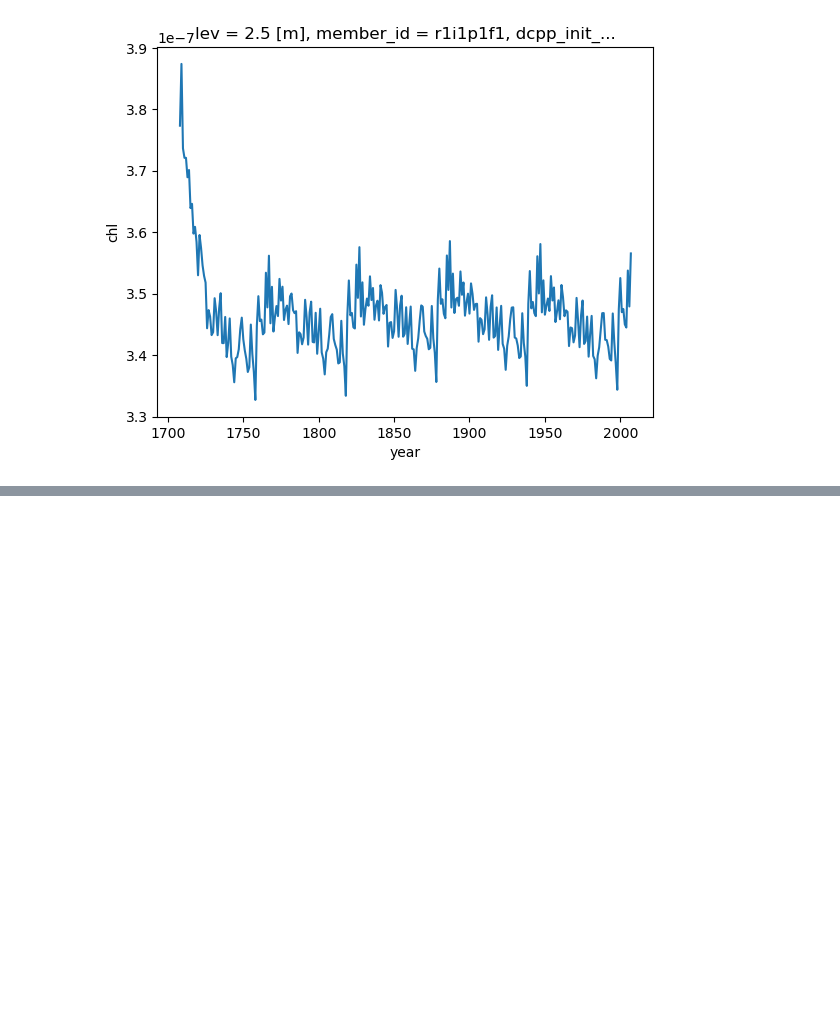
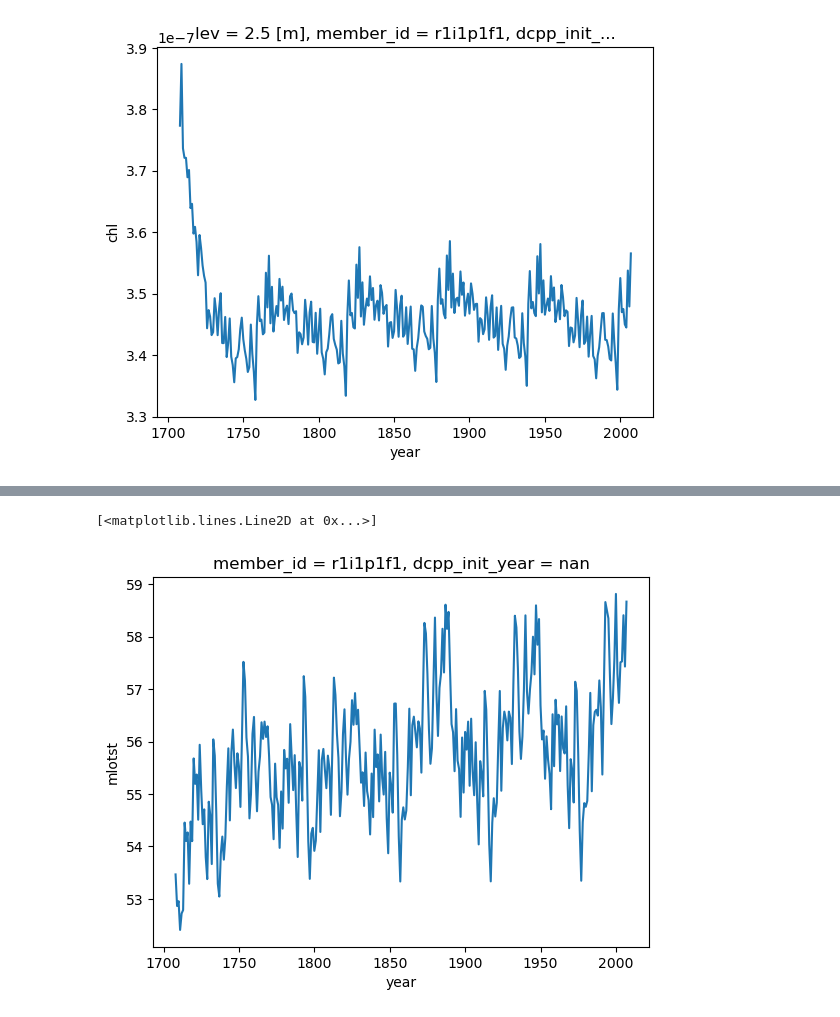
Before and after one commit to hirnas/e440-final, a Jupyter notebook: e440proj.ipynb, the cells around one changed output, grey strips where cells are left out. Cells and saved outputs as stored; diff of their text form; code cells hidden in the pictures; blank space fills up the shorter version.

```diff
--- a/e440proj.ipynb
+++ b/e440proj.ipynb
@@ -309,0 +351,6 @@ testplotdata.plot()
+# %%
+testplotdata = (dset_dict_ml['OMIP.NOAA-GFDL.GFDL-CM4.omip1.Omon.gr'].mlotst).mean(dim=('lat','lon')).groupby('time.year').mean()
+testplotdata.plot()
+# %% [output]
+[<matplotlib.lines.Line2D at 0x...>]
+[figure, added]
```
Also changed, not shown: parts of 16 cells of this notebook.
